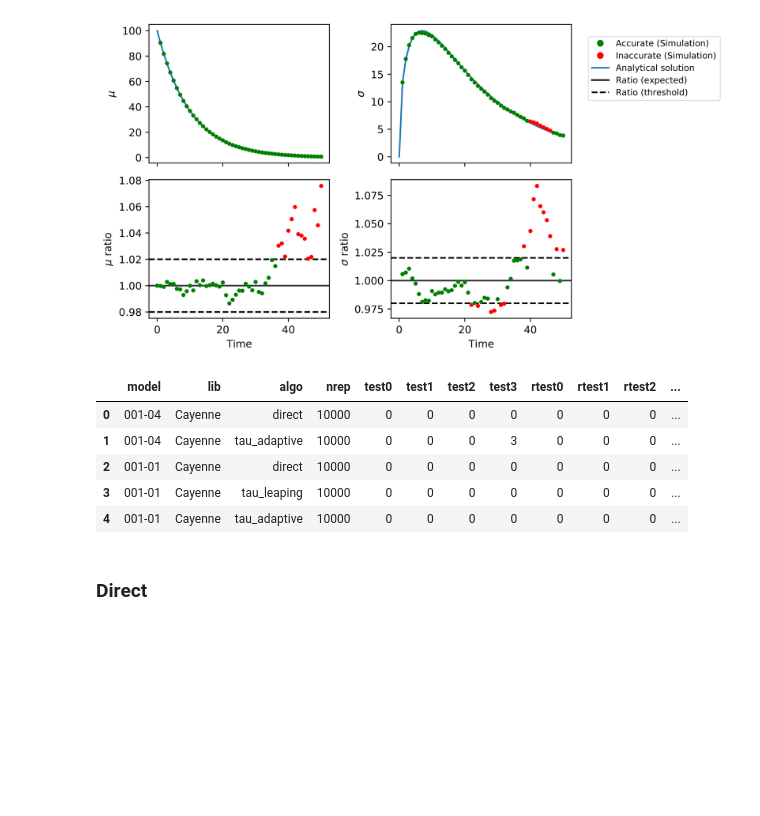
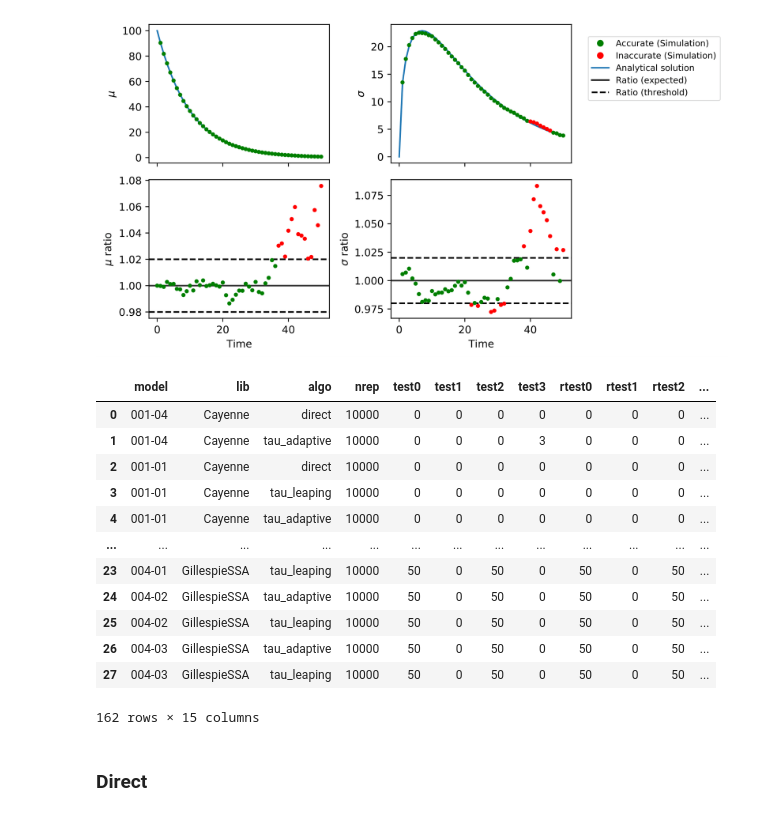
Before and after one commit to quantumbrake/cayenne-benchmarks, a Jupyter notebook: notebooks/Analysis.ipynb, the cells around one changed output. Drawn from its saved outputs; the diff is of its cells as text; code cells hidden in the pictures; blank space fills up the shorter version.

```diff
--- a/notebooks/Analysis.ipynb
+++ b/notebooks/Analysis.ipynb
@@ -175,14 +175,21 @@ accuracy_results = pd.concat(
      gillespiessa_results]
 )
 # %%
-accuracy_results.head()
+accuracy_results
 # %% [output]
 |  | model | lib | algo | nrep | test0 | test1 | test2 | test3 | rtest0 | rtest1 | rtest2 | ... |
 | 0 | 001-04 | Cayenne | direct | 10000 | 0 | 0 | 0 | 0 | 0 | 0 | 0 | ... |
 | 1 | 001-04 | Cayenne | tau_adaptive | 10000 | 0 | 0 | 0 | 3 | 0 | 0 | 0 | ... |
 | 2 | 001-01 | Cayenne | direct | 10000 | 0 | 0 | 0 | 0 | 0 | 0 | 0 | ... |
 | 3 | 001-01 | Cayenne | tau_leaping | 10000 | 0 | 0 | 0 | 0 | 0 | 0 | 0 | ... |
 | 4 | 001-01 | Cayenne | tau_adaptive | 10000 | 0 | 0 | 0 | 0 | 0 | 0 | 0 | ... |
+| ... | ... | ... | ... | ... | ... | ... | ... | ... | ... | ... | ... | ... |
+| 23 | 004-01 | GillespieSSA | tau_leaping | 10000 | 50 | 0 | 50 | 0 | 50 | 0 | 50 | ... |
+| 24 | 004-02 | GillespieSSA | tau_adaptive | 10000 | 50 | 0 | 50 | 0 | 50 | 0 | 50 | ... |
+| 25 | 004-02 | GillespieSSA | tau_leaping | 10000 | 50 | 0 | 50 | 0 | 50 | 0 | 50 | ... |
+| 26 | 004-03 | GillespieSSA | tau_adaptive | 10000 | 50 | 0 | 50 | 0 | 50 | 0 | 50 | ... |
+| 27 | 004-03 | GillespieSSA | tau_leaping | 10000 | 50 | 0 | 50 | 0 | 50 | 0 | 50 | ... |
+162 rows × 15 columns
 # %% [markdown]
 ### Direct
 # %%
```
Also changed, not shown: parts of 3 cells of this notebook, 2 other files.
